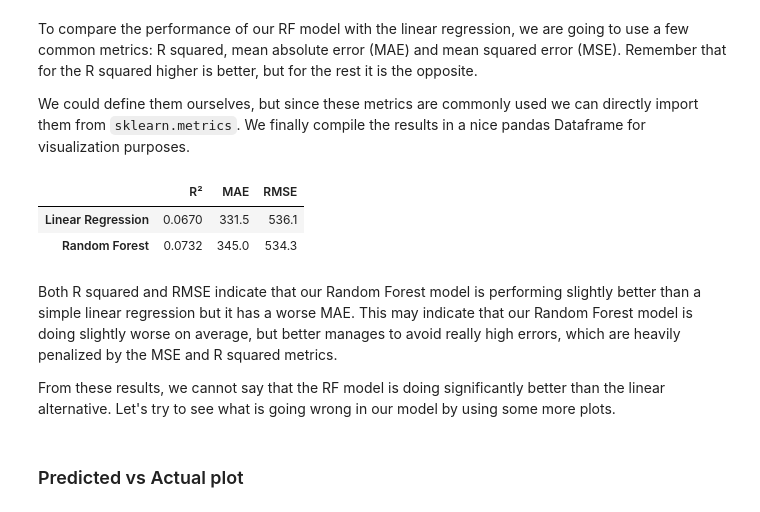
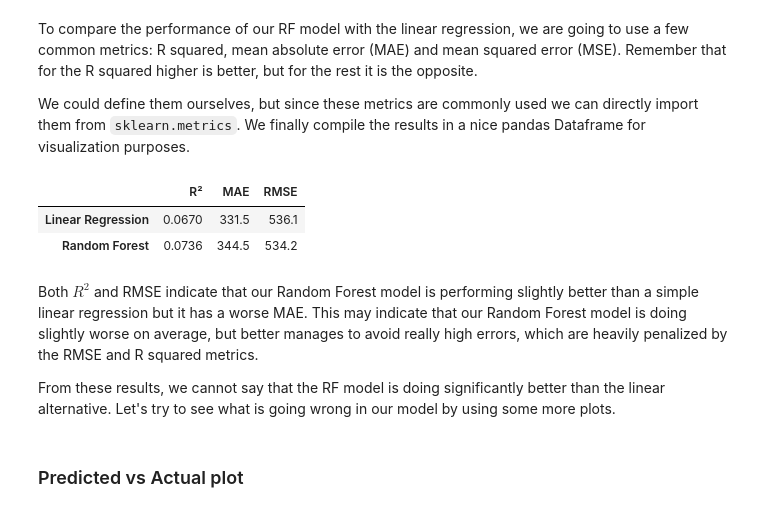
Before and after one commit to oriol-pomarol/codegeo_workshops, a Jupyter notebook: 0_training_your_first_ml_model.ipynb, the cells around one changed output. Saved outputs shown, nothing was run; the diff lists cells and outputs as text; code cells hidden in the pictures.

```diff
--- a/0_training_your_first_ml_model.ipynb
+++ b/0_training_your_first_ml_model.ipynb
@@ -210,34 +215,36 @@ To compare the performance of our RF model with the linear regression, we are go
 
 We could define them ourselves, but since these metrics are commonly used we can directly import them from `sklearn.metrics`. We finally compile the results in a nice pandas Dataframe for visualization purposes.
 # %%
-from sklearn.metrics import r2_score, mean_absolute_error, mean_squared_error
+from sklearn.metrics import (
+    r2_score, mean_absolute_error, mean_squared_error, root_mean_squared_error
+)
 
 # Calculate metrics for Random Forest
 rf_r2 = r2_score(y_test, rf_prediction)
 rf_mae = mean_absolute_error(y_test, rf_prediction)
-rf_rmse = mean_squared_error(y_test, rf_prediction, squared=False)
+rf_rmse = root_mean_squared_error(y_test, rf_prediction)
 
 # Calculate metrics for Linear Regression
 lin_r2 = r2_score(y_test, lin_prediction)
 lin_mae = mean_absolute_error(y_test, lin_prediction)
-lin_rmse = mean_squared_error(y_test, lin_prediction, squared=False)
+lin_rmse = root_mean_squared_error(y_test, lin_prediction)
 
 # Create DataFrame to store the metrics
 metrics = pd.DataFrame({
     'R²': [lin_r2, rf_r2],
     'MAE': [lin_mae, rf_mae],
     'RMSE': [lin_rmse, rf_rmse]
 }, index=['Linear Regression', 'Random Forest'])
 
 # Round to different number of decimal places for each column
 metrics = metrics.round({'R²': 4, 'MAE': 1, 'RMSE': 1})
 metrics
 # %% [output]
 |  | R² | MAE | RMSE |
 | Linear Regression | 0.0670 | 331.5 | 536.1 |
-| Random Forest | 0.0732 | 345.0 | 534.3 |
+| Random Forest | 0.0736 | 344.5 | 534.2 |
 # %% [markdown]
-Both R squared and RMSE indicate that our Random Forest model is performing slightly better than a simple linear regression but it has a worse MAE. This may indicate that our Random Forest model is doing slightly worse on average, but better manages to avoid really high errors, which are heavily penalized by the MSE and R squared metrics.
+Both $R^2$ and RMSE indicate that our Random Forest model is performing slightly better than a simple linear regression but it has a worse MAE. This may indicate that our Random Forest model is doing slightly worse on average, but better manages to avoid really high errors, which are heavily penalized by the RMSE and R squared metrics.
 
 From these results, we cannot say that the RF model is doing significantly better than the linear alternative. Let's try to see what is going wrong in our model by using some more plots.
 # %% [markdown]
```
Also changed, not shown: parts of 8 cells of this notebook.
